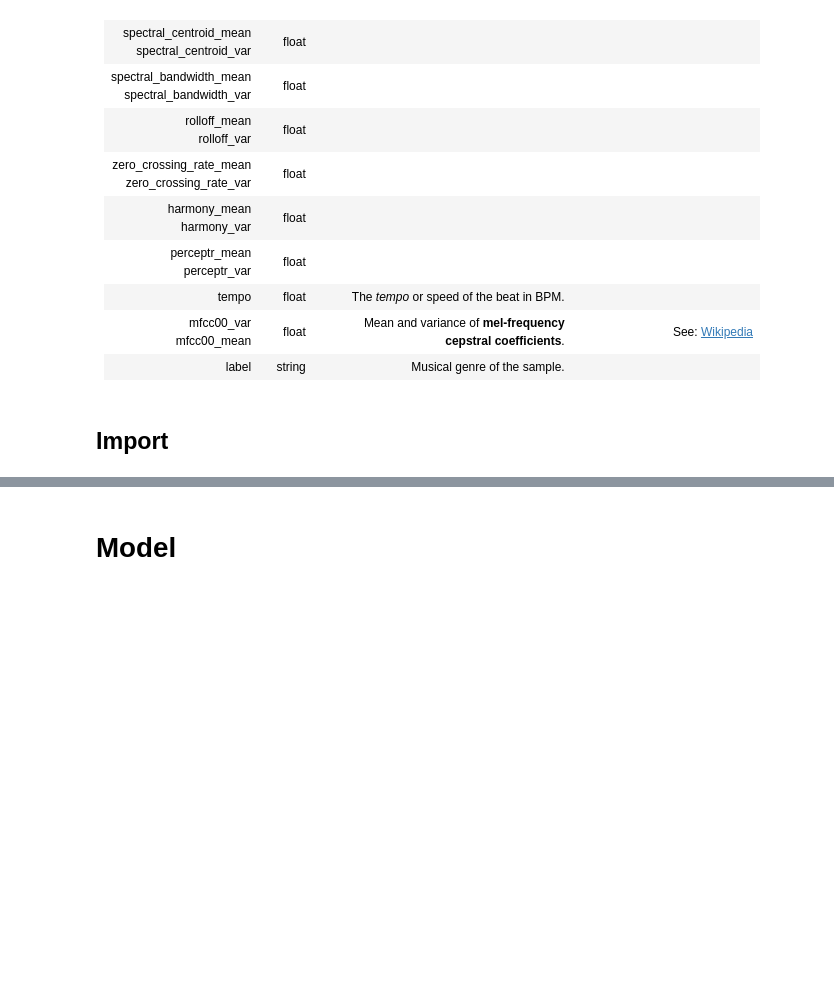
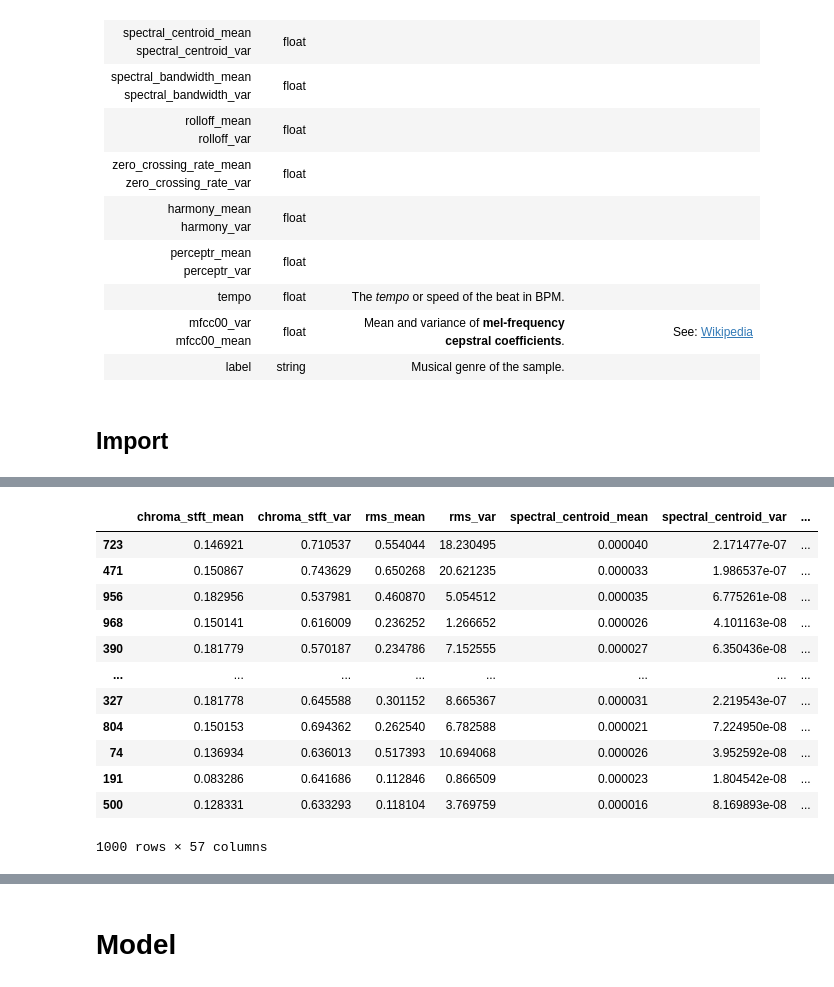
Before and after one commit to ads-ayaz/ml-playbook, a Jupyter notebook: 20200611_Music_classification_SCRATCH.ipynb, the cells around one changed output, grey strips where cells are left out. Saved outputs shown, nothing was run; the diff lists cells and outputs as text; code cells hidden in the pictures; blank space fills up the shorter version.

```diff
--- a/20200611_Music_classification_SCRATCH.ipynb
+++ b/20200611_Music_classification_SCRATCH.ipynb
@@ -90,3 +147,31 @@ df_X, df_Y = shuffle(df_X_raw, df_Y_raw)
+# %%
+# Normalize X
+
+def normalize(X) :
+  epsilon = np.power([10.0], -7)
+  n, m = np.shape(X)
+  mu = (1 / m) * np.mean(X)
+  sigma_sq = (1 / m) * np.sum(np.power(X, 2))
+  X = (X - mu) / (sigma_sq + epsilon)
+  return X
+
+df_X = normalize(df_X)
+# %%
+df_X
+# %% [output]
+|  | chroma_stft_mean | chroma_stft_var | rms_mean | rms_var | spectral_centroid_mean | spectral_centroid_var | ... |
+| 723 | 0.146921 | 0.710537 | 0.554044 | 18.230495 | 0.000040 | 2.171477e-07 | ... |
+| 471 | 0.150867 | 0.743629 | 0.650268 | 20.621235 | 0.000033 | 1.986537e-07 | ... |
+| 956 | 0.182956 | 0.537981 | 0.460870 | 5.054512 | 0.000035 | 6.775261e-08 | ... |
+| 968 | 0.150141 | 0.616009 | 0.236252 | 1.266652 | 0.000026 | 4.101163e-08 | ... |
+| 390 | 0.181779 | 0.570187 | 0.234786 | 7.152555 | 0.000027 | 6.350436e-08 | ... |
+| ... | ... | ... | ... | ... | ... | ... | ... |
+| 327 | 0.181778 | 0.645588 | 0.301152 | 8.665367 | 0.000031 | 2.219543e-07 | ... |
+| 804 | 0.150153 | 0.694362 | 0.262540 | 6.782588 | 0.000021 | 7.224950e-08 | ... |
+| 74 | 0.136934 | 0.636013 | 0.517393 | 10.694068 | 0.000026 | 3.952592e-08 | ... |
+| 191 | 0.083286 | 0.641686 | 0.112846 | 0.866509 | 0.000023 | 1.804542e-08 | ... |
+| 500 | 0.128331 | 0.633293 | 0.118104 | 3.769759 | 0.000016 | 8.169893e-08 | ... |
+1000 rows × 57 columns
 # %%
 # Construct a dictionary from all the possible labels in Y
 dictLabels = dict(map(reversed, enumerate(list(set(df_Y_raw['label'])))))
```
Also changed, not shown: parts of 20 cells of this notebook.
